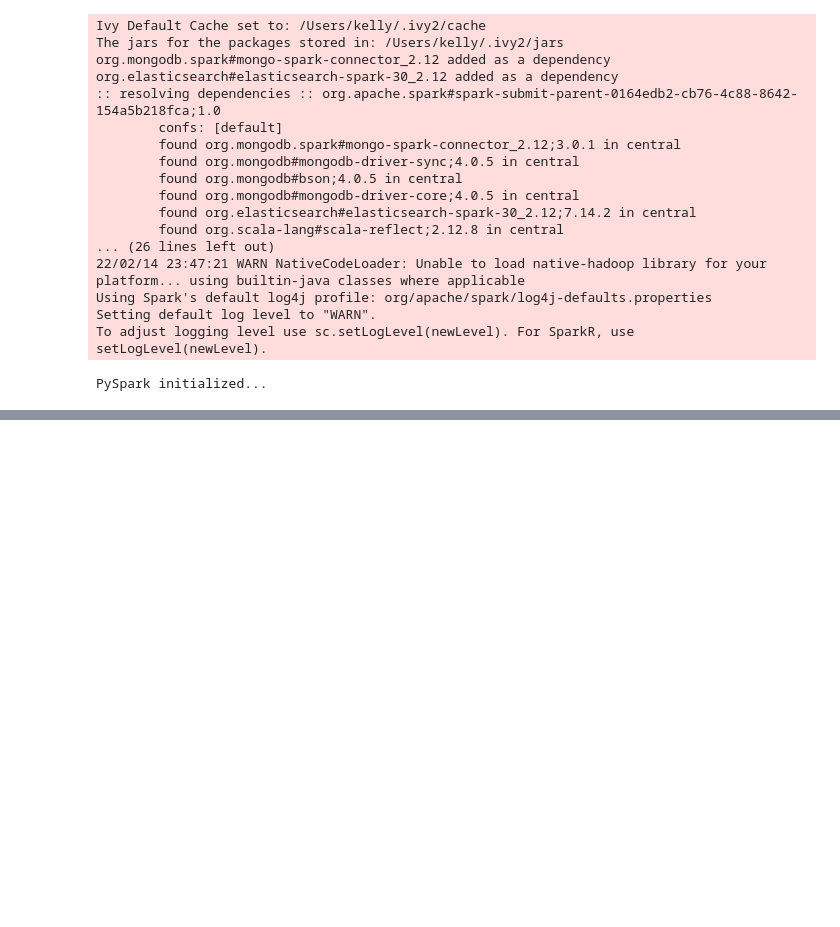
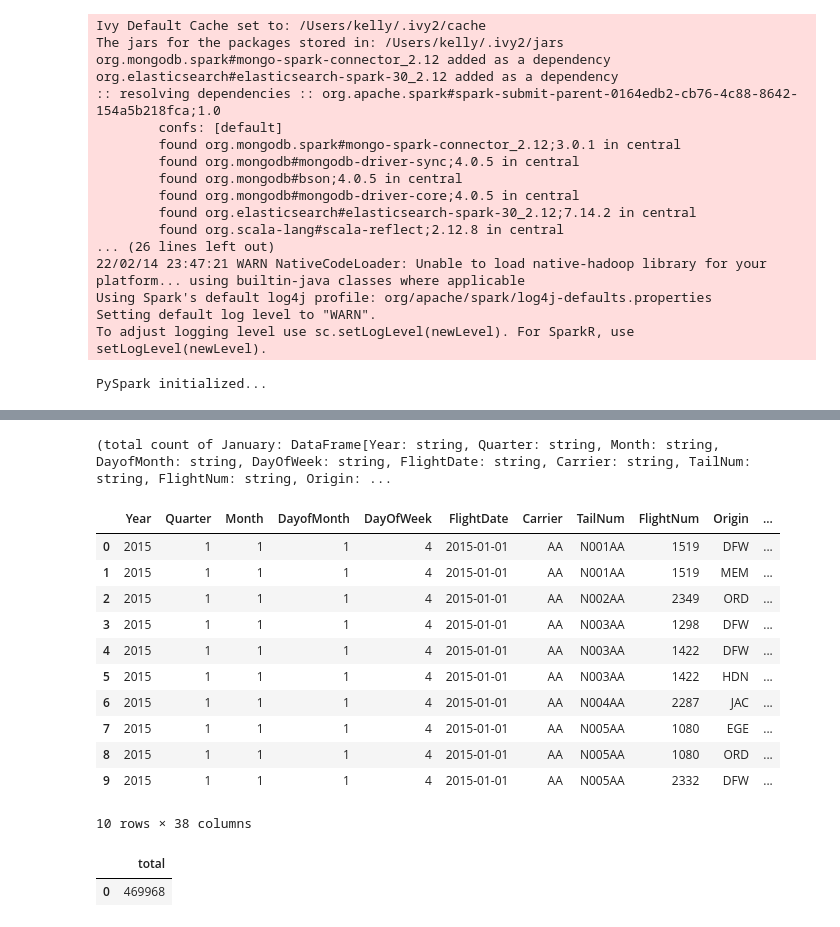
Before and after one commit to ojjy/datascience, a Jupyter notebook: data_eng/agile_DC2_ch04_prac.ipynb, the cells around one changed output, grey strips where cells are left out. Cells and saved outputs as stored; diff of their text form; code cells hidden in the pictures; blank space fills up the shorter version.

```diff
--- a/data_eng/agile_DC2_ch04_prac.ipynb
+++ b/data_eng/agile_DC2_ch04_prac.ipynb
@@ -73,0 +103,26 @@ trimmed_cast_performance.limit(10).toPandas().head()
+# %%
+january_data = spark.sql("""
+SELECT * FROM on_time_performance WHERE FlightDate >= "2015-01-01" AND FlightDate <= "2015-01-31"
+""")
+print(f"(total count of January: {january_data})")
+january_data.write.mode('overwrite').parquet("data/january_performance.parquet")
+january_data.limit(10).toPandas()
+# %% [output]
+(total count of January: DataFrame[Year: string, Quarter: string, Month: string, DayofMonth: string, DayOfWeek: string, FlightDate: string, Carrier: string, TailNum: string, FlightNum: string, Origin: ...
+|  | Year | Quarter | Month | DayofMonth | DayOfWeek | FlightDate | Carrier | TailNum | FlightNum | Origin | ... |
+| 0 | 2015 | 1 | 1 | 1 | 4 | 2015-01-01 | AA | N001AA | 1519 | DFW | ... |
+| 1 | 2015 | 1 | 1 | 1 | 4 | 2015-01-01 | AA | N001AA | 1519 | MEM | ... |
+| 2 | 2015 | 1 | 1 | 1 | 4 | 2015-01-01 | AA | N002AA | 2349 | ORD | ... |
+| 3 | 2015 | 1 | 1 | 1 | 4 | 2015-01-01 | AA | N003AA | 1298 | DFW | ... |
+| 4 | 2015 | 1 | 1 | 1 | 4 | 2015-01-01 | AA | N003AA | 1422 | DFW | ... |
+| 5 | 2015 | 1 | 1 | 1 | 4 | 2015-01-01 | AA | N003AA | 1422 | HDN | ... |
+| 6 | 2015 | 1 | 1 | 1 | 4 | 2015-01-01 | AA | N004AA | 2287 | JAC | ... |
+| 7 | 2015 | 1 | 1 | 1 | 4 | 2015-01-01 | AA | N005AA | 1080 | EGE | ... |
+| 8 | 2015 | 1 | 1 | 1 | 4 | 2015-01-01 | AA | N005AA | 1080 | ORD | ... |
+| 9 | 2015 | 1 | 1 | 1 | 4 | 2015-01-01 | AA | N005AA | 2332 | DFW | ... |
+10 rows × 38 columns
+# %%
+spark.sql('SELECT COUNT(*) AS total FROM on_time_performance WHERE FlightDate >= "2015-01-01" AND FlightDate <= "2015-01-31"').toPandas()
+# %% [output]
+|  | total |
+| 0 | 469968 |
```
Also changed, not shown: parts of 8 cells of this notebook.
